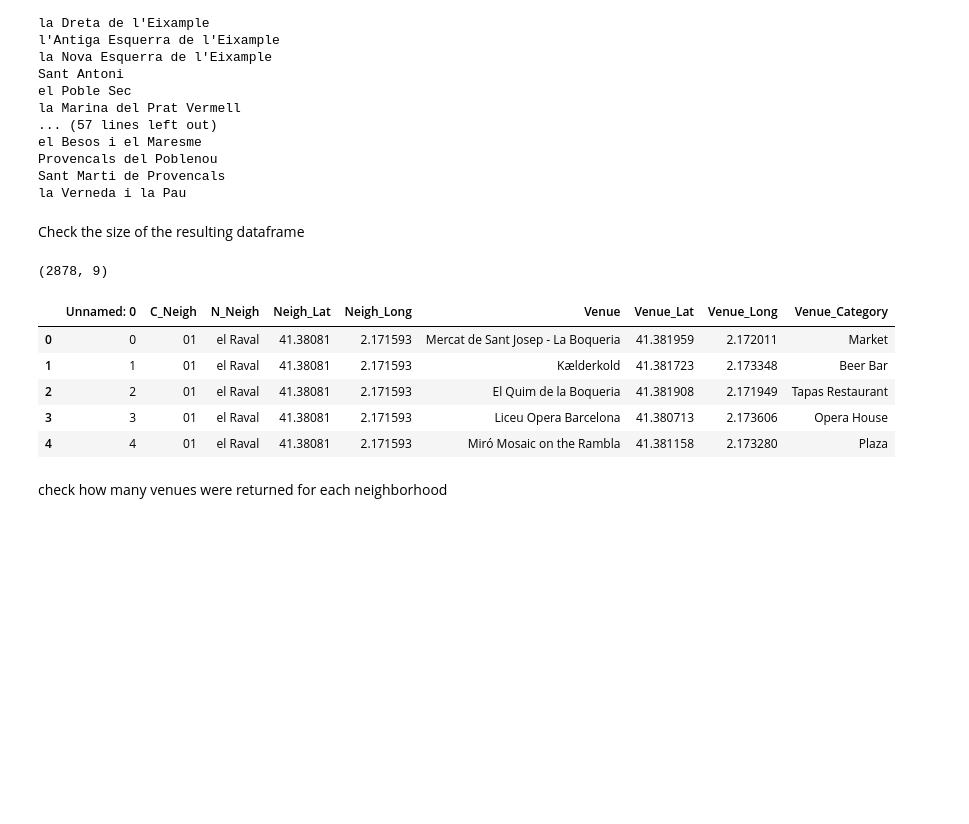
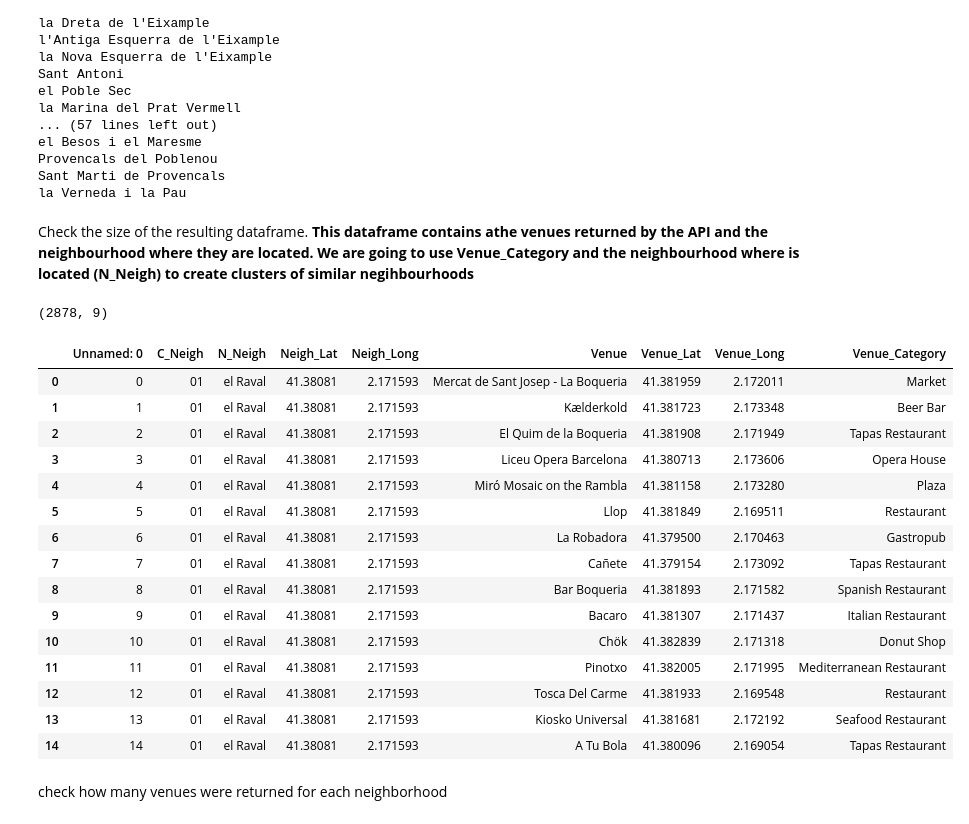
Before and after one commit to engbcn/Coursera_Capstone, a Jupyter notebook: Capstone Project - The Battle of Neighbourhoods.ipynb, the cells around one changed output. Cells and saved outputs as stored; diff of their text form; code cells hidden in the pictures; blank space fills up the shorter version.

```diff
--- a/Capstone Project - The Battle of Neighbourhoods.ipynb
+++ b/Capstone Project - The Battle of Neighbourhoods.ipynb
@@ -610,19 +622,29 @@ bcn_venues.to_csv(bcn_4square_venues_file)
 # %%
 bcn_4square_venues_file = 'processed_data/BCN_FourSquareVenues.csv'
 bcn_venues = pd.read_csv(bcn_4square_venues_file, dtype = {"C_Neigh" : "str", "C_Dist" : "str"})
-# %% [markdown]
-Check the size of the resulting dataframe
+# %% [markdown]
+Check the size of the resulting dataframe. <b> This dataframe contains athe venues returned by the API and the neighbourhood where they are located. We are going to use Venue_Category and the neighbourhood where is located (N_Neigh) to create clusters of similar negihbourhoods </b>
 # %%
 print(bcn_venues.shape)
-bcn_venues.head()
+bcn_venues.head(15)
 # %% [output]
 (2878, 9)
 |  | Unnamed: 0 | C_Neigh | N_Neigh | Neigh_Lat | Neigh_Long | Venue | Venue_Lat | Venue_Long | Venue_Category |
 | 0 | 0 | 01 | el Raval | 41.38081 | 2.171593 | Mercat de Sant Josep - La Boqueria | 41.381959 | 2.172011 | Market |
 | 1 | 1 | 01 | el Raval | 41.38081 | 2.171593 | Kӕlderkold | 41.381723 | 2.173348 | Beer Bar |
 | 2 | 2 | 01 | el Raval | 41.38081 | 2.171593 | El Quim de la Boqueria | 41.381908 | 2.171949 | Tapas Restaurant |
 | 3 | 3 | 01 | el Raval | 41.38081 | 2.171593 | Liceu Opera Barcelona | 41.380713 | 2.173606 | Opera House |
 | 4 | 4 | 01 | el Raval | 41.38081 | 2.171593 | Miró Mosaic on the Rambla | 41.381158 | 2.173280 | Plaza |
+| 5 | 5 | 01 | el Raval | 41.38081 | 2.171593 | Llop | 41.381849 | 2.169511 | Restaurant |
+| 6 | 6 | 01 | el Raval | 41.38081 | 2.171593 | La Robadora | 41.379500 | 2.170463 | Gastropub |
+| 7 | 7 | 01 | el Raval | 41.38081 | 2.171593 | Cañete | 41.379154 | 2.173092 | Tapas Restaurant |
+| 8 | 8 | 01 | el Raval | 41.38081 | 2.171593 | Bar Boqueria | 41.381893 | 2.171582 | Spanish Restaurant |
+| 9 | 9 | 01 | el Raval | 41.38081 | 2.171593 | Bacaro | 41.381307 | 2.171437 | Italian Restaurant |
+| 10 | 10 | 01 | el Raval | 41.38081 | 2.171593 | Chök | 41.382839 | 2.171318 | Donut Shop |
+| 11 | 11 | 01 | el Raval | 41.38081 | 2.171593 | Pinotxo | 41.382005 | 2.171995 | Mediterranean Restaurant |
+| 12 | 12 | 01 | el Raval | 41.38081 | 2.171593 | Tosca Del Carme | 41.381933 | 2.169548 | Restaurant |
+| 13 | 13 | 01 | el Raval | 41.38081 | 2.171593 | Kiosko Universal | 41.381681 | 2.172192 | Seafood Restaurant |
+| 14 | 14 | 01 | el Raval | 41.38081 | 2.171593 | A Tu Bola | 41.380096 | 2.169054 | Tapas Restaurant |
 # %% [markdown]
 check how many venues were returned for each neighborhood
 # %%
```
Also changed, not shown: parts of 4 cells of this notebook.
